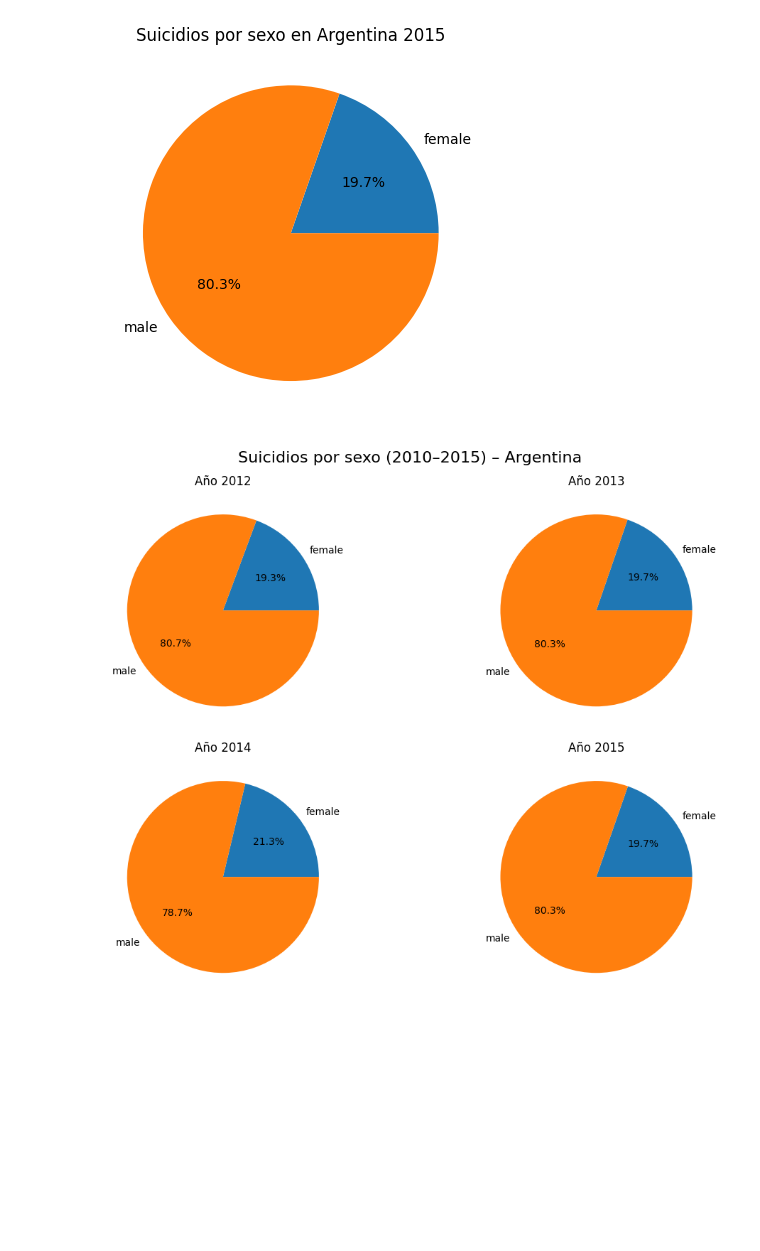
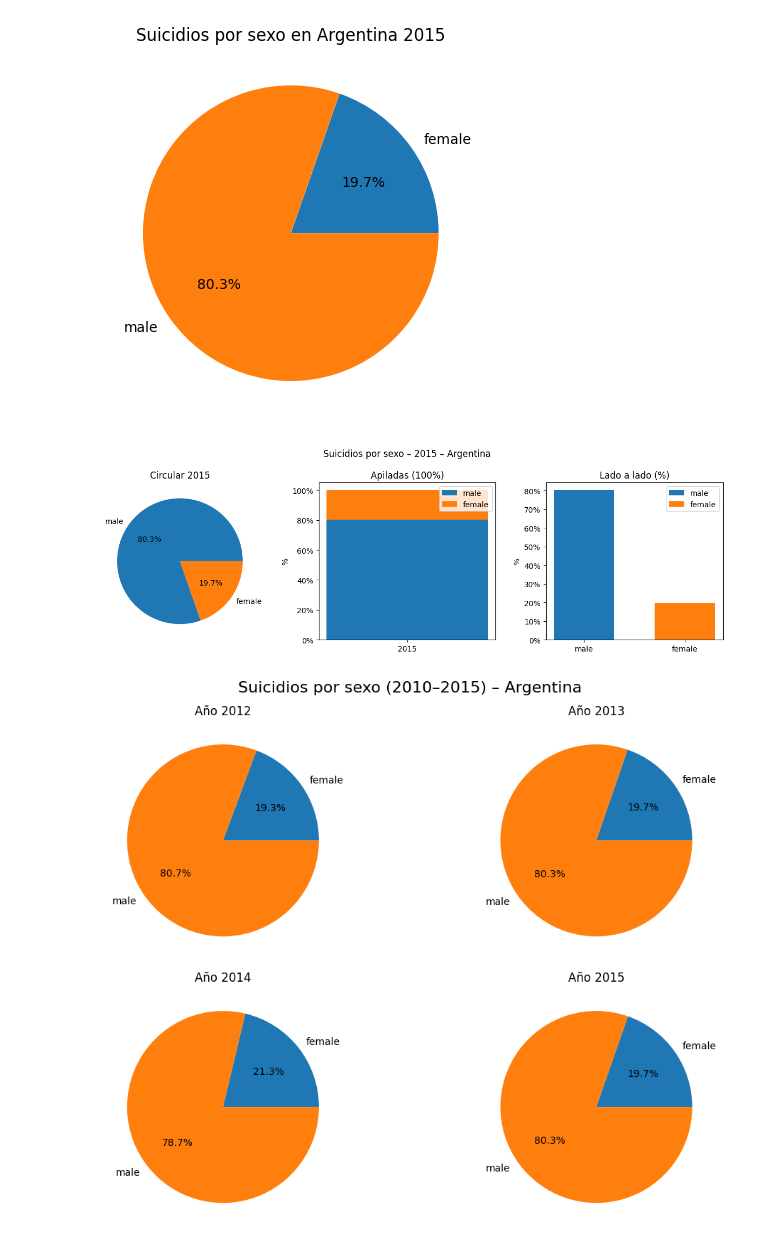
Before and after one commit to vicenadm04/suicidios, a Jupyter notebook: suicide_statics.ipynb, the cells around one changed output. Saved outputs shown, nothing was run; the diff lists cells and outputs as text; code cells hidden in the pictures; blank space fills up the shorter version.

```diff
--- a/suicide_statics.ipynb
+++ b/suicide_statics.ipynb
@@ -75,6 +76,43 @@ plt.title("Suicidios por sexo en Argentina 2015")
 plt.show()
 # %% [output]
 [figure]
+# %%
+#comparacion, se ve la ventaja de uno sobre otro
+anio = 2015
+from matplotlib.ticker import PercentFormatter
+
+anio = 2015
+serie = (
+    data[(data['year']==anio) & (data['country']== 'Argentina')]
+    .groupby('sex')['suicides_no'].sum()
+    .reindex(['male','female']).fillna(0)
+)
+total = serie.sum()
+p = serie / total  # proporciones
+
+fig, axes = plt.subplots(1, 3, figsize=(12,4))
+# Pie (% ya lo muestra autopct)
+axes[0].pie(p.values, labels=p.index, autopct='%1.1f%%')
+axes[0].set_title(f'Circular {anio}')
+
+# Barras apiladas 100%
+axes[1].bar([0], [p['male']], label='male')
+axes[1].bar([0], [p['female']], bottom=[p['male']], label='female')
+axes[1].set_xticks([0]); axes[1].set_xticklabels([str(anio)])
+axes[1].yaxis.set_major_formatter(PercentFormatter(1.0))
+axes[1].set_ylabel('%'); axes[1].set_title('Apiladas (100%)'); axes[1].legend()
+
+# Barras lado a lado en %
+axes[2].bar([0], [p['male']], width=0.6, label='male')
+axes[2].bar([1], [p['female']], width=0.6, label='female')
+axes[2].set_xticks([0,1]); axes[2].set_xticklabels(['male','female'])
+axes[2].yaxis.set_major_formatter(PercentFormatter(1.0))
+axes[2].set_ylabel('%'); axes[2].set_title('Lado a lado (%)'); axes[2].legend()
+
+plt.suptitle(f'Suicidios por sexo – {anio} – Argentina')
+plt.tight_layout(); plt.show()
+# %% [output]
+[figure, added]
 # %%
 #Un gráfico circular para varios años. Esto no es tan bueno
 filtro_2010_2016 = (data['year'] >=2010) &  (data['year']<=2015) & (data['country']== 'Argentina')
```
Also changed, not shown: parts of 3 cells of this notebook.
